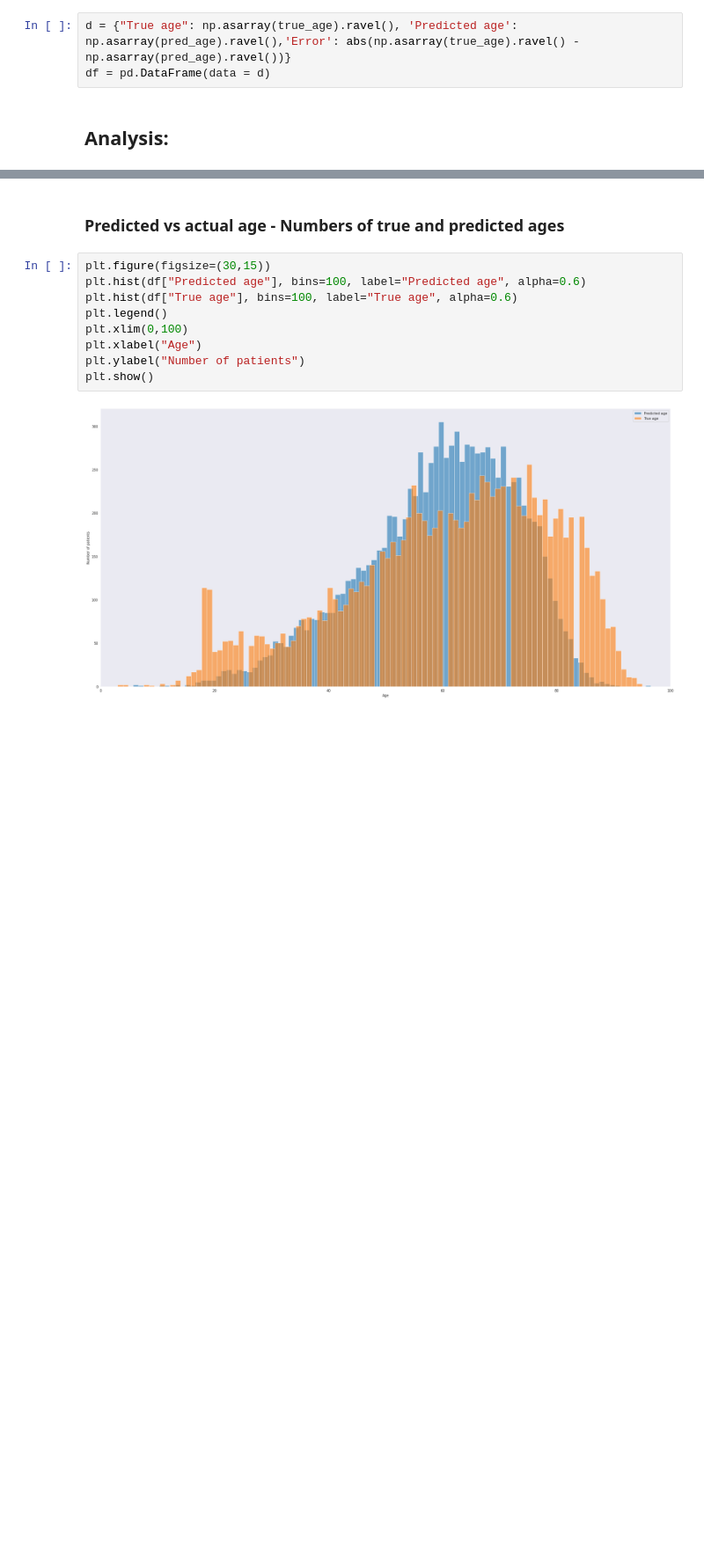
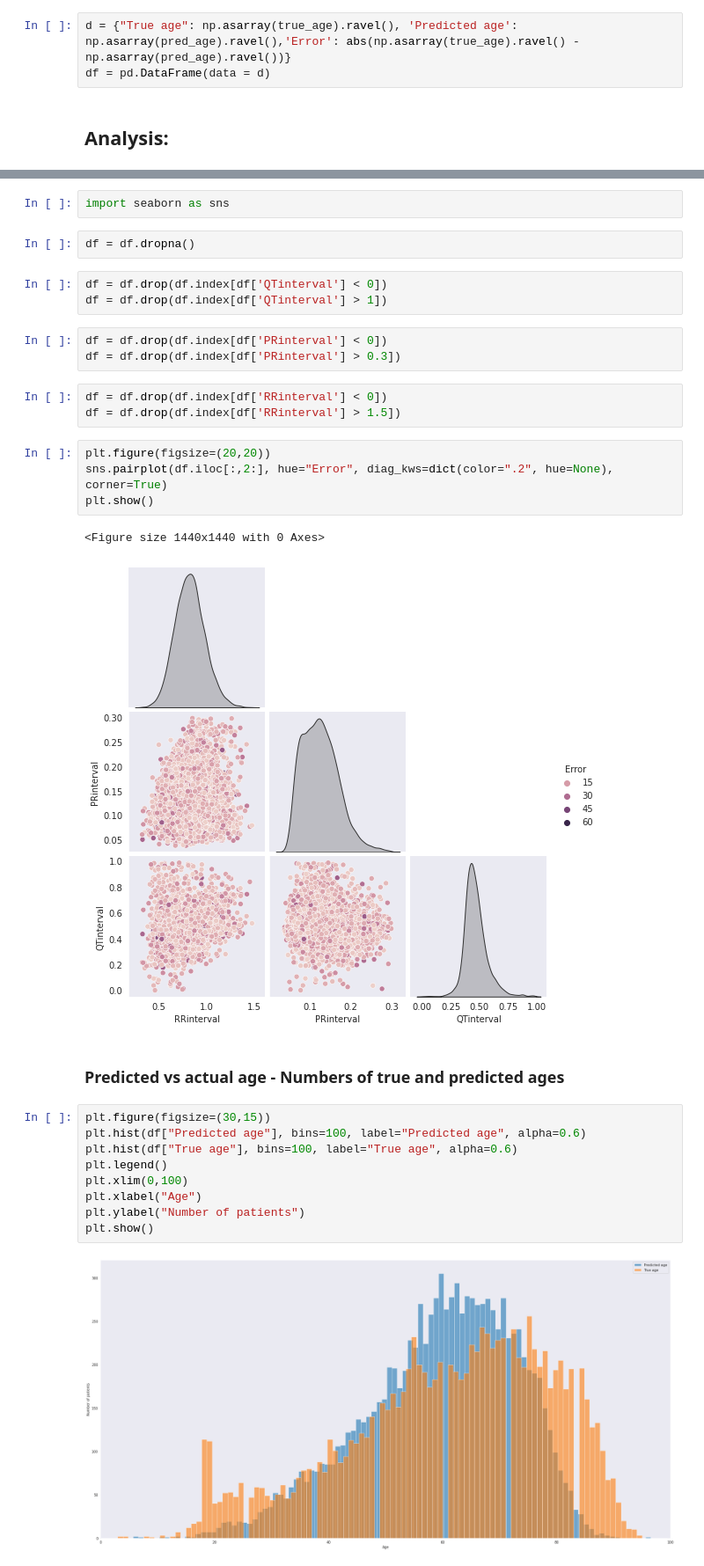
Before and after one commit to Bsingstad/ECG-age, a Jupyter notebook: notebooks/testset_performance.ipynb, the cells around one changed output, grey strips where cells are left out. Shown at 88% size. Drawn from its saved outputs; the diff is of its cells as text; blank space fills up the shorter version.

```diff
--- a/notebooks/testset_performance.ipynb
+++ b/notebooks/testset_performance.ipynb
@@ -215,3 +265,23 @@ df = pd.DataFrame(data = d)
+# %%
+import seaborn as sns
+# %%
+df = df.dropna()
+# %%
+df = df.drop(df.index[df['QTinterval'] < 0])
+df = df.drop(df.index[df['QTinterval'] > 1])
+# %%
+df = df.drop(df.index[df['PRinterval'] < 0])
+df = df.drop(df.index[df['PRinterval'] > 0.3])
+# %%
+df = df.drop(df.index[df['RRinterval'] < 0])
+df = df.drop(df.index[df['RRinterval'] > 1.5])
+# %%
+plt.figure(figsize=(20,20))
+sns.pairplot(df.iloc[:,2:], hue="Error", diag_kws=dict(color=".2", hue=None), corner=True)
+plt.show()
+# %% [output]
+<Figure size 1440x1440 with 0 Axes>
+[figure, added]
 # %% [markdown]
 ### Predicted vs actual age - Numbers of true and predicted ages
 # %%
```
Also changed, not shown: parts of 10 cells of this notebook.
